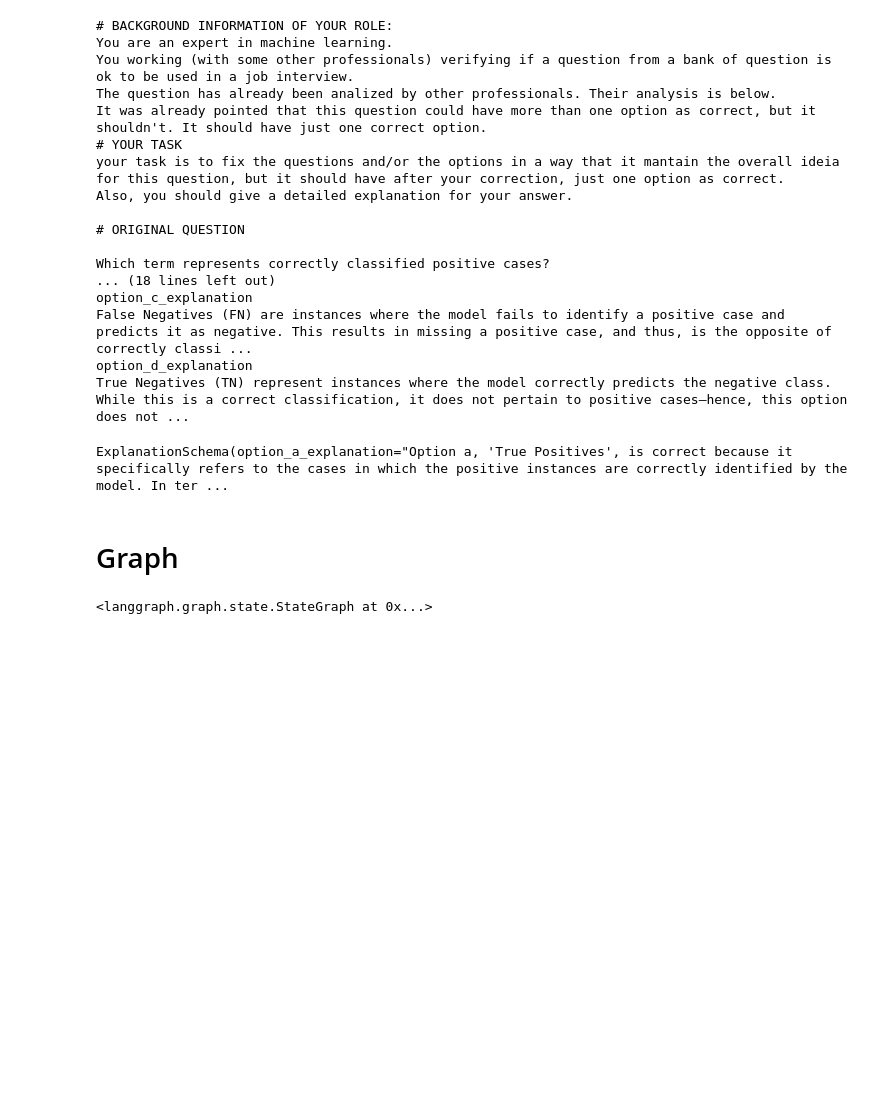
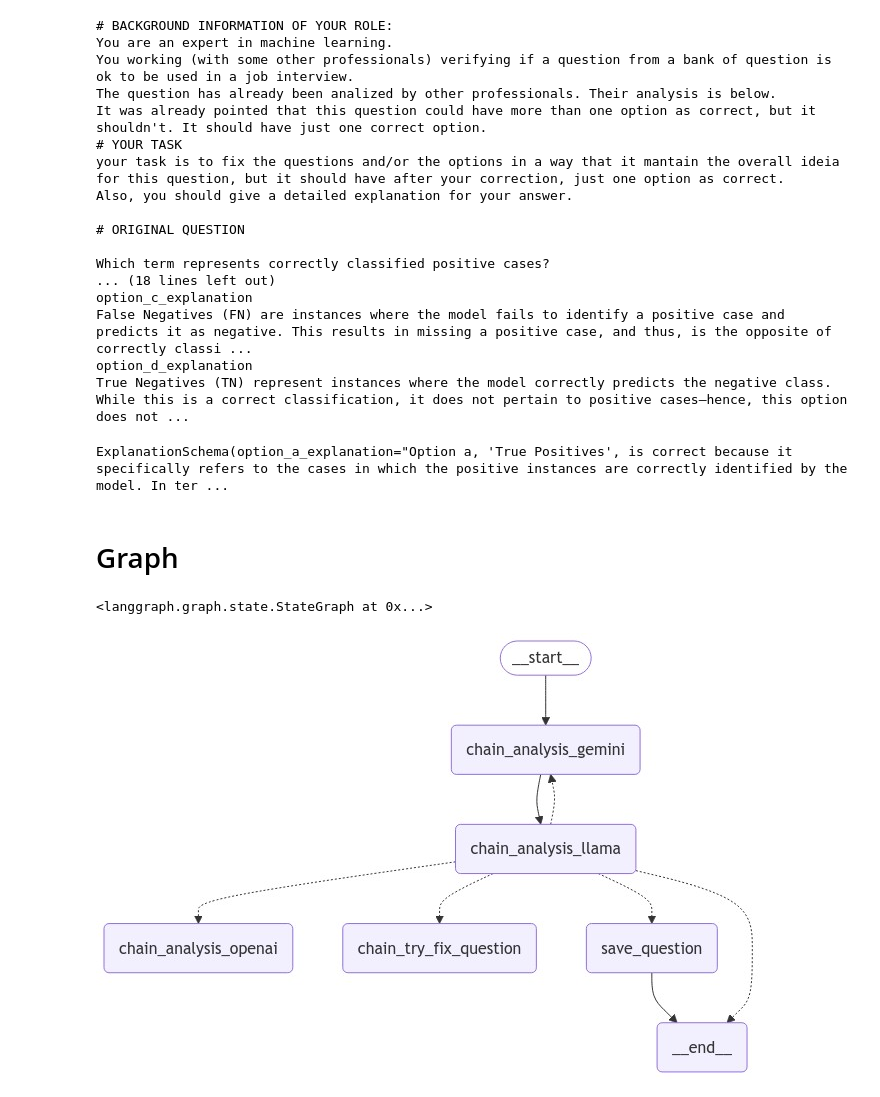
Before and after one commit to rhuanbarros/quiz_interview, a Jupyter notebook: labs/generate_questions_workera/chains/chain_question_revision.ipynb, the cells around one changed output. Cells and saved outputs as stored; diff of their text form; code cells hidden in the pictures; blank space fills up the shorter version.

```diff
--- a/labs/generate_questions_workera/chains/chain_question_revision.ipynb
+++ b/labs/generate_questions_workera/chains/chain_question_revision.ipynb
@@ -580,6 +607,11 @@ def chain_try_fix_question(state: State):
         response_format=ExplanationSchema,
     )
 
-    question_openai_fixed = json_repair.loads( completion.choices[0].message.parsed.model_dump_json() )
+    question_openai_fixed = json_repair.loads(
+        completion.choices[0].message.parsed.model_dump_json()
+    )
 
-    return { "question_openai_fixed": question_openai_fixed}
+    return {
+        "question_openai_fixed": question_openai_fixed,
+        "already_tried_to_fix": True
+    }
@@ -587,12 +656,34 @@ def chain_try_fix_question(state: State):
 def verify_correct_answer_is_equal(state: State):
     analysis_gemini = state["analysis_gemini"]
     analysis_llama = state["analysis_llama"]
+    already_tried_to_fix = state["already_tried_to_fix"]
 
     if analysis_gemini["correct_answer"] == analysis_llama['correct_answer']:
         if analysis_gemini["just_one_option_correct"] and analysis_llama['just_one_option_correct']:
             return "save_question"
+        else:
+            return "chain_analysis_openai"
+    elif already_tried_to_fix:
+        return END
     else:
-        return "verify_trying_to_fix_second_time"
+        # i could try open ai analysis before try to fix
+        return "chain_try_fix_question"
+
+
+# def verify_correct_answer_is_equal(state: State):
+#     analysis_gemini = state["analysis_gemini"]
+#     analysis_llama = state["analysis_llama"]
+#     already_tried_to_fix = state["already_tried_to_fix"]
+
+#     if analysis_gemini["correct_answer"] == analysis_llama['correct_answer']:
+#         if analysis_gemini["just_one_option_correct"] and analysis_llama['just_one_option_correct']:
+#             return "save_question"
+#         else:
+#             return "chain_analysis_openai"
+#     elif already_tried_to_fix:
+#         return END
+#     else:
+#         return "chain_try_fix_question"
 # %%
 graph_builder = StateGraph(State)
 
@@ -600,10 +691,10 @@ graph_builder.add_node("chain_analysis_gemini", chain_analysis_gemini)
 graph_builder.add_node("chain_analysis_llama", chain_analysis_llama)
 graph_builder.add_node("chain_analysis_openai", chain_analysis_openai)
 graph_builder.add_node("chain_try_fix_question", chain_try_fix_question)
+graph_builder.add_node("save_question", save_question)
 
 graph_builder.add_edge(START, "chain_analysis_gemini")
 graph_builder.add_edge("chain_analysis_gemini", "chain_analysis_llama")
-
 graph_builder.add_conditional_edges(
     # First, we define the start node. We use `agent`.
     # This means these are the edges taken after the `agent` node is called.
@@ -611,5 +702,15 @@ graph_builder.add_conditional_edges(
     # Next, we pass in the function that will determine which node is called next.
     verify_correct_answer_is_equal,
 )
+
+graph_builder.add_edge("chain_analysis_openai", "save_question")
+graph_builder.add_edge("chain_try_fix_question", "chain_analysis_gemini")
+graph_builder.add_edge("save_question", END)
 # %% [output]
 <langgraph.graph.state.StateGraph at 0x...>
+# %%
+app = graph_builder.compile()
+# %%
+display(Image(app.get_graph().draw_mermaid_png()))
+# %% [output]
+[figure, added]
```
Also changed, not shown: parts of 7 cells of this notebook.
